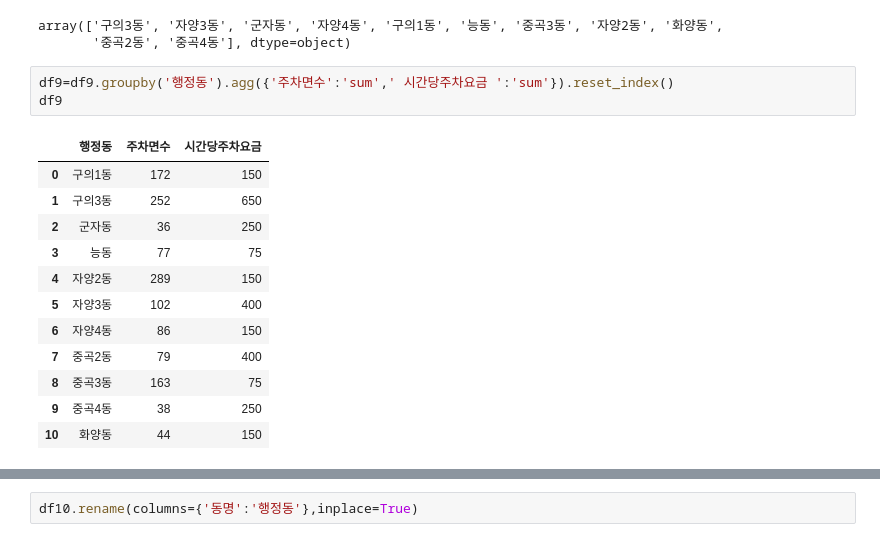
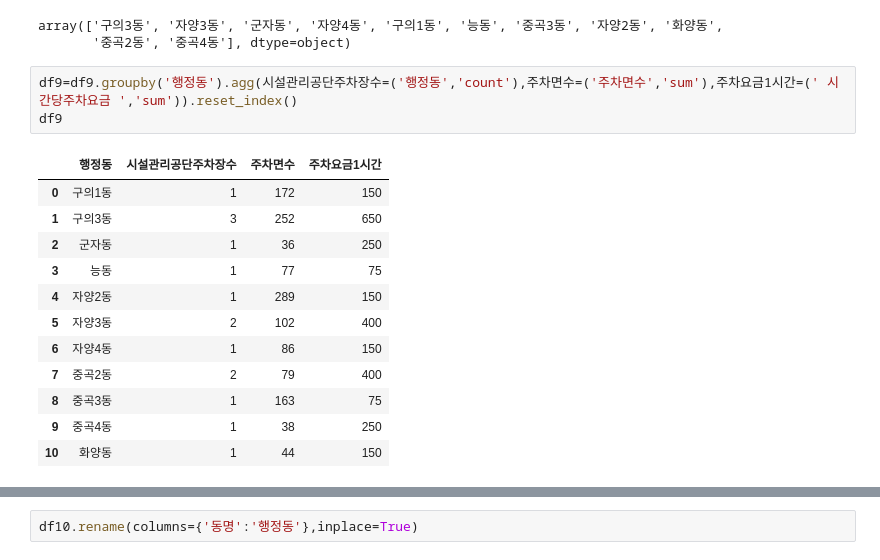
Before and after one commit to actorjung/Gwangjin_Big_Data_Project, a Jupyter notebook: code/suhwan/data.ipynb, the cells around one changed output, grey strips where cells are left out. Saved outputs shown, nothing was run; the diff lists cells and outputs as text.

```diff
--- a/code/suhwan/data.ipynb
+++ b/code/suhwan/data.ipynb
@@ -274,18 +208,18 @@ df9['행정동'].unique()
 array(['구의3동', '자양3동', '군자동', '자양4동', '구의1동', '능동', '중곡3동', '자양2동', '화양동',
        '중곡2동', '중곡4동'], dtype=object)
 # %%
-df9=df9.groupby('행정동').agg({'주차면수':'sum',' 시간당주차요금 ':'sum'}).reset_index()
+df9=df9.groupby('행정동').agg(시설관리공단주차장수=('행정동','count'),주차면수=('주차면수','sum'),주차요금1시간=(' 시간당주차요금 ','sum')).reset_index()
 df9
 # %% [output]
-|  | 행정동 | 주차면수 | 시간당주차요금 |
-| 0 | 구의1동 | 172 | 150 |
-| 1 | 구의3동 | 252 | 650 |
-| 2 | 군자동 | 36 | 250 |
-| 3 | 능동 | 77 | 75 |
-| 4 | 자양2동 | 289 | 150 |
-| 5 | 자양3동 | 102 | 400 |
-| 6 | 자양4동 | 86 | 150 |
-| 7 | 중곡2동 | 79 | 400 |
-| 8 | 중곡3동 | 163 | 75 |
-| 9 | 중곡4동 | 38 | 250 |
-| 10 | 화양동 | 44 | 150 |
+|  | 행정동 | 시설관리공단주차장수 | 주차면수 | 주차요금1시간 |
+| 0 | 구의1동 | 1 | 172 | 150 |
+| 1 | 구의3동 | 3 | 252 | 650 |
+| 2 | 군자동 | 1 | 36 | 250 |
+| 3 | 능동 | 1 | 77 | 75 |
+| 4 | 자양2동 | 1 | 289 | 150 |
+| 5 | 자양3동 | 2 | 102 | 400 |
+| 6 | 자양4동 | 1 | 86 | 150 |
+| 7 | 중곡2동 | 2 | 79 | 400 |
+| 8 | 중곡3동 | 1 | 163 | 75 |
+| 9 | 중곡4동 | 1 | 38 | 250 |
+| 10 | 화양동 | 1 | 44 | 150 |
```
Also changed, not shown: parts of 42 cells of this notebook, 2 other files.
